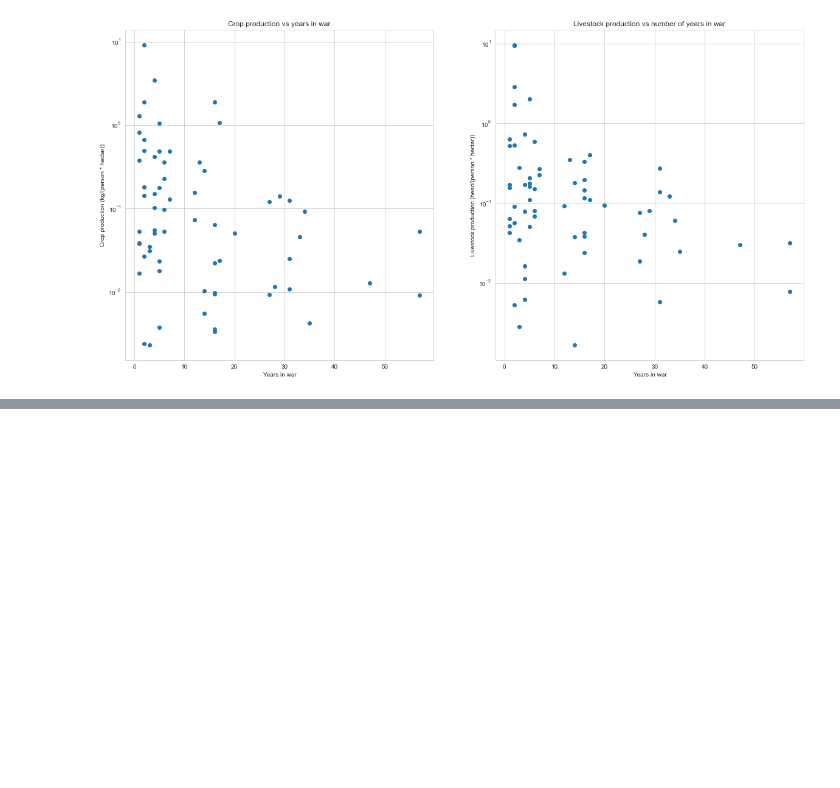
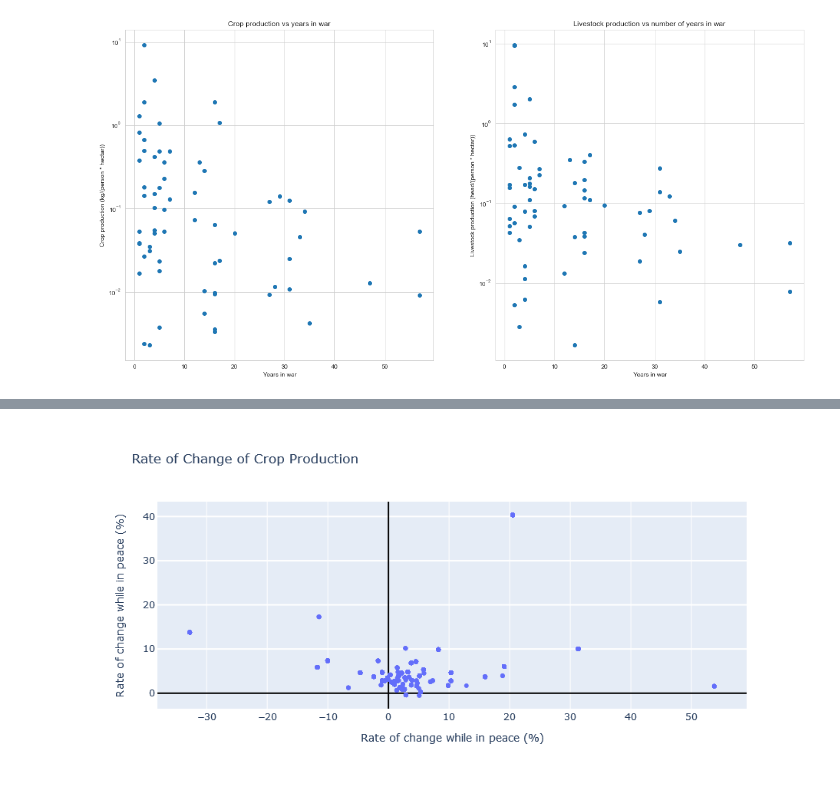
Before and after one commit to pull-fiction/make-crops-not-war, a Jupyter notebook: notebooks/general_overview.ipynb, the cells around one changed output, grey strips where cells are left out. Saved outputs shown, nothing was run; the diff lists cells and outputs as text; code cells hidden in the pictures; blank space fills up the shorter version.

Commit message:
worked on rate-change function, made plot, problem with the rate-change in war to be fixed, see inline comments

```diff
--- a/notebooks/general_overview.ipynb
+++ b/notebooks/general_overview.ipynb
@@ -153,11 +232,11 @@ wars_df['country'].replace("People's Republic of China", "China", inplace = True
 # %%
 afghanistan_crops = (
-    merged_crops_data[merged_crops_data['country'] == 'China']
+    merged_crops_rate_data[merged_crops_rate_data['country'] == 'China']
         .drop(['norm_value_crop', 'norm_value_livestock', 'value_population', 'value_land_area', 'value_livestock'], axis=1)
         .reset_index(drop=True)
 )
 
-afghanistan_in_war = country_in_war(wars_df, afghanistan_crops, 'China')
+afghanistan_in_war = country_in_war(wars_rate_df, afghanistan_crops, 'China')
 
 first_row = pd.DataFrame({'in_war': False, 'value_crop': 0, 'year': np.NaN}, index=[0])
 
@@ -182,5 +261,6 @@ rate_in_war[0], rate_not_in_war[0]
 # %%
 def compute_rate(wars_df, country, agricultural_data):
+
     try:
         country_crops = (
             agricultural_data[agricultural_data['country'] == country]
@@ -200,7 +280,7 @@ def compute_rate(wars_df, country, agricultural_data):
 
         rated_crops = pd.concat([country_shifted, country_crops], axis=1)[1:].reset_index(drop=True)
 
-        rated_crops['rate'] = rated_crops.apply(lambda row: row['value_crop'] - row['previous_crop'], axis=1)
+        rated_crops['rate'] = rated_crops.apply(lambda row: (row['value_crop'] - row['previous_crop'])/row['previous_crop']*100, axis=1)
 
         grouped_rated_crops = rated_crops.groupby('in_war').mean().reset_index()
 
@@ -210,5 +290,3 @@ def compute_rate(wars_df, country, agricultural_data):
         return rate_in_war[0], rate_not_in_war[0]
     except:
         print(country)
-
-compute_rate(wars_df, 'Ethiopia', merged_crops_data)
@@ -267,0 +298,2 @@ wars_df.head(50)
+# %%
+wars_rate_df['rate-change'] = wars_rate_df.apply(lambda x: compute_rate(wars_rate_df, x['country'], merged_crops_rate_data), axis=1)
@@ -267,0 +323,48 @@ wars_df.head(50)
+# %%
+# Split rates column into 2 separate columns and drop the rate-change column
+
+wars_rate_df[['rate-war', 'rate-no-war']] = pd.DataFrame(wars_rate_df['rate-change'].tolist(), index = wars_rate_df.index)
+
+wars_rate_df.drop(['rate-change'], axis = 1, inplace = True)
+# %%
+import plotly.graph_objects as go
+
+fig = go.Figure(data=go.Scatter(
+    x=wars_rate_df['rate-war'],
+    y=wars_rate_df['rate-no-war'],
+    hovertext=wars_rate_df['country'],
+    mode='markers',
+    marker=dict(colorscale='Blues')
+))
+
+fig.update_layout(
+    title_text = 'Rate of Change of Crop Production',
+    showlegend = False,
+    xaxis = go.layout.XAxis(
+        side = 'bottom',
+        type = 'linear',
+        title = 'Rate of change while in peace (%)',
+        mirror =  True,
+        showline = True,
+        gridcolor = 'rgb(255, 255, 255)',
+        gridwidth = 1,
+        fixedrange = True,
+        zerolinewidth = 1),
+    yaxis = go.layout.YAxis(
+        type = 'linear',
+        title = 'Rate of change while in peace (%)',
+        mirror =  True,
+        showline = True,
+        gridcolor = 'rgb(255, 255, 255)',
+        gridwidth = 2,
+        fixedrange = True,
+        zerolinewidth = 1),
+
+)
+
+fig.update_xaxes(zeroline=True, zerolinewidth=2, zerolinecolor='Black')
+fig.update_yaxes(zeroline=True, zerolinewidth=2, zerolinecolor='Black')
+
+fig.show()
+# %% [output]
+[figure, added]
```
Also changed, not shown: parts of 20 cells of this notebook.
